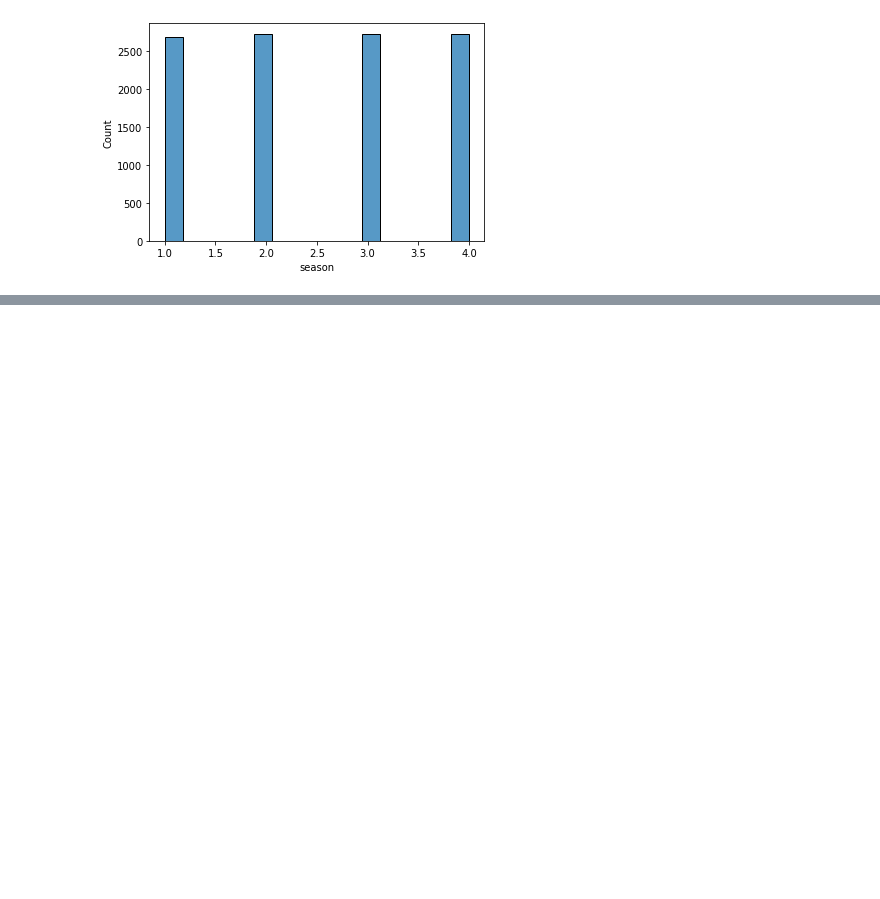
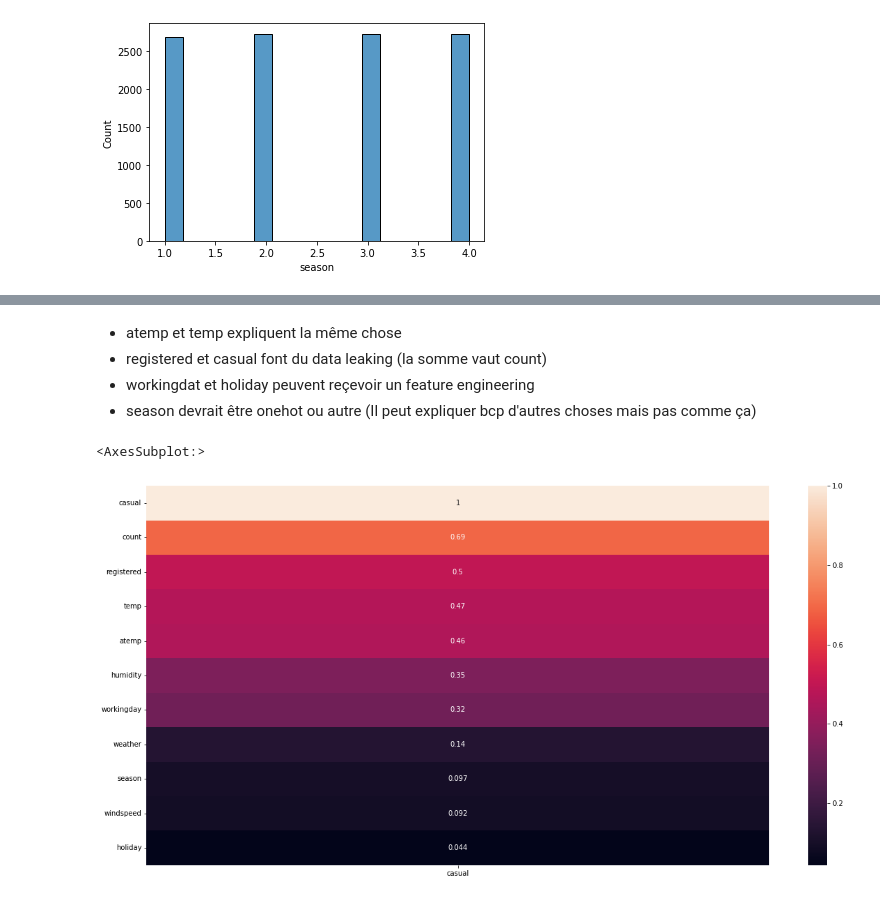
Before and after one commit to HumanBojack/Bike-usage-prediction, a Jupyter notebook: solo_work/romain/data_analysis.ipynb, the cells around one changed output, grey strips where cells are left out. Saved outputs shown, nothing was run; the diff lists cells and outputs as text; code cells hidden in the pictures; blank space fills up the shorter version.

```diff
--- a/solo_work/romain/data_analysis.ipynb
+++ b/solo_work/romain/data_analysis.ipynb
@@ -31,0 +64,11 @@ sns.histplot(data=df, x="season")
+# %% [markdown]
+- atemp et temp expliquent la même chose
+- registered et casual font du data leaking (la somme vaut count)
+- workingdat et holiday peuvent reçevoir un feature engineering
+- season devrait être onehot ou autre (Il peut expliquer bcp d'autres choses mais pas comme ça)
+# %%
+plt.figure(figsize=(20,10))
+sns.heatmap(df.corr().abs()[['casual']].sort_values('casual', ascending=False), annot=True)
+# %% [output]
+<AxesSubplot:>
+[figure, added]
```
Also changed, not shown: parts of 15 cells of this notebook.
